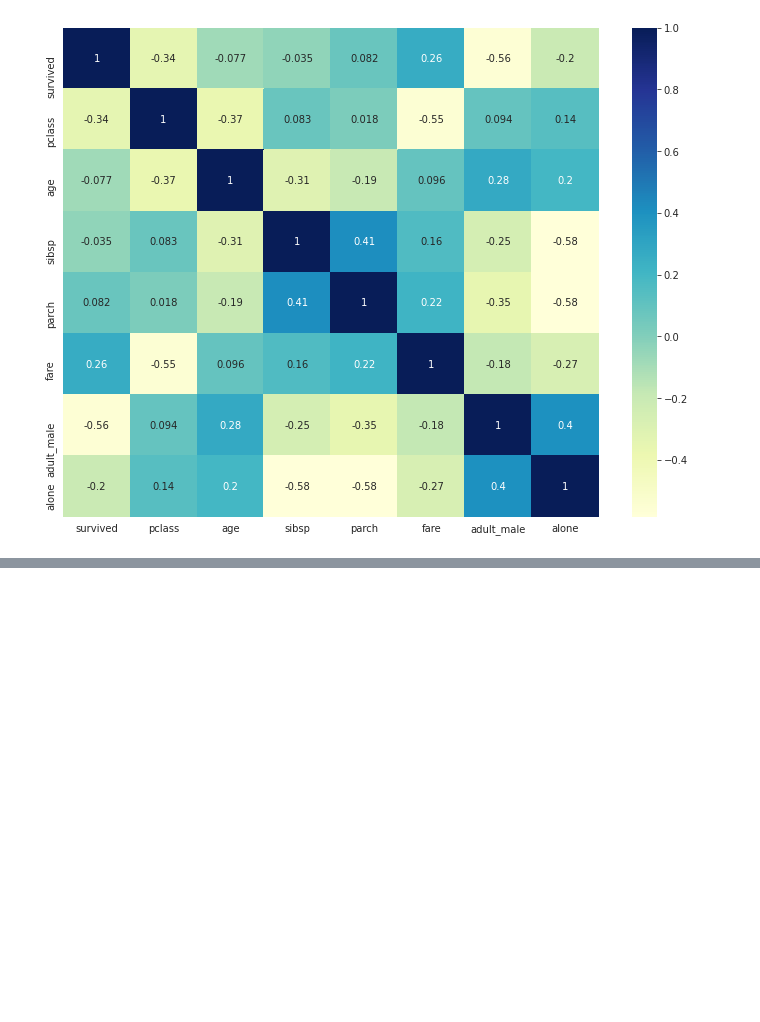
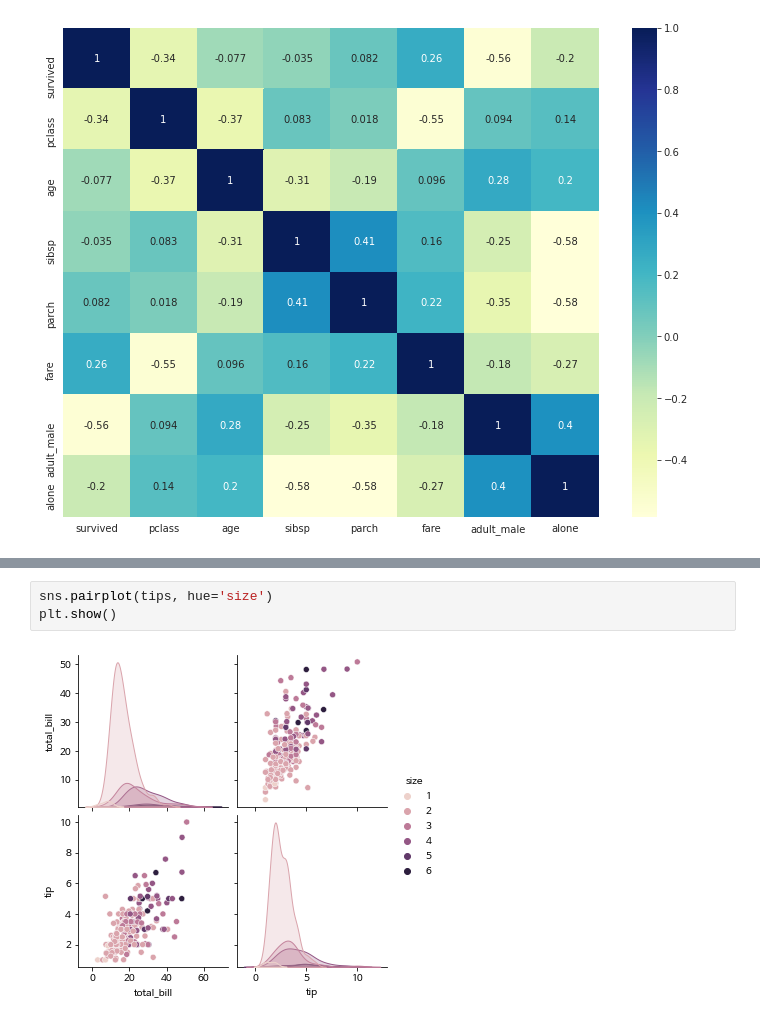
Before and after one commit to mazdah/colab_practice, a Jupyter notebook: 패스트캠퍼스_직장인을_위한_파이썬_데이터분석7.ipynb, the cells around one changed output, grey strips where cells are left out. Saved outputs shown, nothing was run; the diff lists cells and outputs as text; blank space fills up the shorter version.

```diff
--- a/패스트캠퍼스_직장인을_위한_파이썬_데이터분석7.ipynb
+++ b/패스트캠퍼스_직장인을_위한_파이썬_데이터분석7.ipynb
@@ -525,0 +548,5 @@ plt.show()
+# %%
+sns.pairplot(tips, hue='size')
+plt.show()
+# %% [output]
+[figure, added]
```
Also changed, not shown: parts of 26 cells of this notebook.
